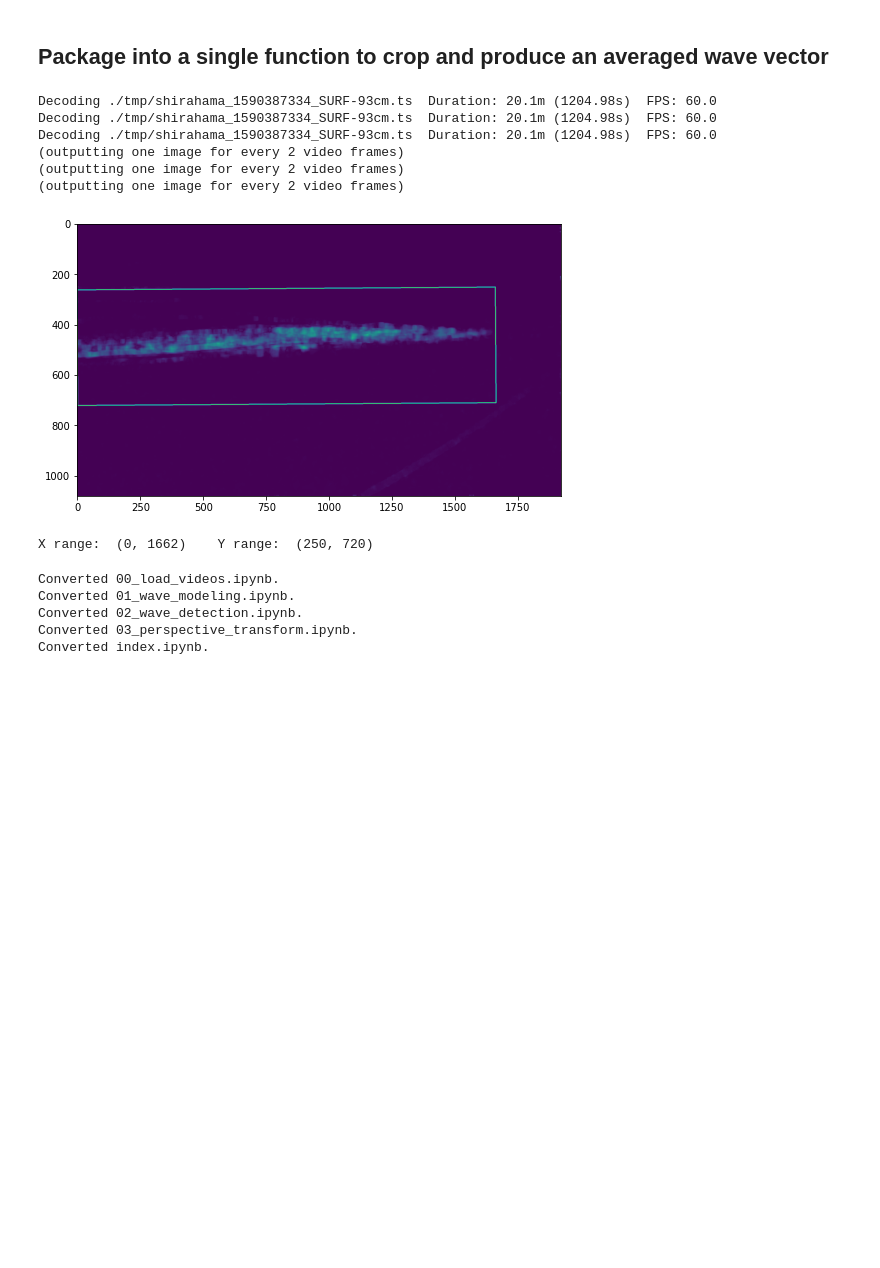
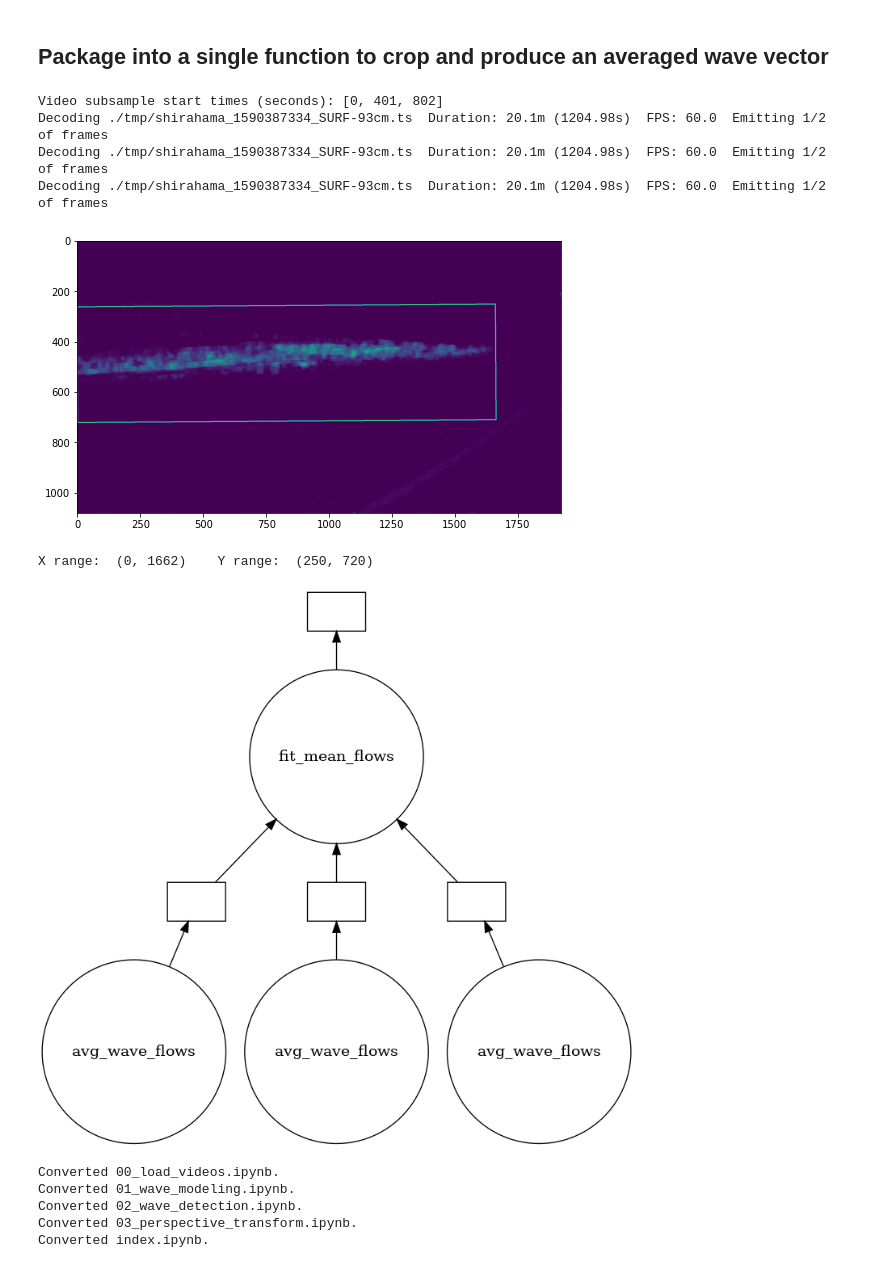
Before and after one commit to sjobeek/surfbreak, a Jupyter notebook: 02_wave_detection.ipynb, the cells around one changed output. Drawn from its saved outputs; the diff is of its cells as text; code cells hidden in the pictures; blank space fills up the shorter version.

Commit message:
Set up disk-cached computation graph using dask and graphchain

```diff
--- a/02_wave_detection.ipynb
+++ b/02_wave_detection.ipynb
@@ -220,7 +219,9 @@ from surfbreak import load_videos
 import matplotlib.pyplot as plt
 import numpy as np
 import cv2
+import dask
 
+@dask.delayed
 def avg_wave_flows(video_file, start_s, duration_s=1):
     """Detects the region of the image which contains breaking waves.
     Returns a 2-tuple (mean_flow_x, mean_flow_y):
@@ -236,3 +237,11 @@ def avg_wave_flows(video_file, start_s, duration_s=1):
     xy_cube, hsv_cube = dense_optical_flow(greyscale_cube, start_idx=0, n_flows=None, step_size=1)
 
     return xy_cube.mean(axis=3)
+
+@dask.delayed
+def fit_mean_flows(avg_flows, draw_fit=False):
+    mean_flow = np.stack(avg_flows,axis=3).mean(axis=3)
+    mean_flow_mag = np.sqrt(mean_flow[:,:,0]*mean_flow[:,:,0] + mean_flow[:,:,1]*mean_flow[:,:,1])
+
+    xrange, yrange = heatmap_fit(mean_flow_mag, draw_fit=draw_fit)
+    return mean_flow, xrange, yrange
@@ -264,16 +248,40 @@ def detect_surfzone(video_file, n_samples=10, processes=4, draw_fit=False):
+# %%
+#export
+def get_sample_start_times(video_file, n_samples=10):
+    """Returns N equally spaced video start times in seconds"""
+    video_length_s = load_videos.video_length_s(video_file)
+    sample_spacing = int((video_length_s - 1) / n_samples)
+    start_times_s = [sample_spacing * i for i in range(n_samples)]
+    return start_times_s
+
+def detect_surfzone(video_file, n_samples=10, processes=4, draw_fit=False, scheduler='threads'):
+    """Detects the region of the image which contains breaking waves, using cached graph
+        Returns a 3-tuple (mean_flow_xy, xrange, yrange):"""
+    start_times = get_sample_start_times(video_file, n_samples=n_samples)
+    print("Video subsample start times (seconds):", start_times)
+    average_flows = [avg_wave_flows(video_file, start_s=st, duration_s=1)
+                     for st in start_times]
+    return fit_mean_flows(average_flows, draw_fit=True)
 # %%
-from surfbreak import detection
-mean_flow, xrange, yrange = detection.detect_surfzone('./tmp/shirahama_1590387334_SURF-93cm.ts', n_samples=3, draw_fit=True)
+import graphchain
+
+result = detect_surfzone('./tmp/shirahama_1590387334_SURF-93cm.ts', n_samples=3, draw_fit=True)
+
+with dask.config.set(scheduler='threads', delayed_optimize=graphchain.optimize):
+        mean_flow, xrange, yrange = result.compute()
+
 print("X range: ", xrange, "   Y range: ", yrange)
 # %% [output]
-Decoding ./tmp/shirahama_1590387334_SURF-93cm.ts  Duration: 20.1m (1204.98s)  FPS: 60.0
-Decoding ./tmp/shirahama_1590387334_SURF-93cm.ts  Duration: 20.1m (1204.98s)  FPS: 60.0
-Decoding ./tmp/shirahama_1590387334_SURF-93cm.ts  Duration: 20.1m (1204.98s)  FPS: 60.0
-(outputting one image for every 2 video frames)
-(outputting one image for every 2 video frames)
-(outputting one image for every 2 video frames)
+Video subsample start times (seconds): [0, 401, 802]
+Decoding ./tmp/shirahama_1590387334_SURF-93cm.ts  Duration: 20.1m (1204.98s)  FPS: 60.0  Emitting 1/2 of frames
+Decoding ./tmp/shirahama_1590387334_SURF-93cm.ts  Duration: 20.1m (1204.98s)  FPS: 60.0  Emitting 1/2 of frames
+Decoding ./tmp/shirahama_1590387334_SURF-93cm.ts  Duration: 20.1m (1204.98s)  FPS: 60.0  Emitting 1/2 of frames
 [figure]
 X range:  (0, 1662)    Y range:  (250, 720)
+# %%
+result.visualize()
+# %% [output]
+[figure, added]
 # %%
 import nbdev.export as export
 export.notebook2script()
```
Also changed, not shown: parts of 2 cells of this notebook, 8 other files.
